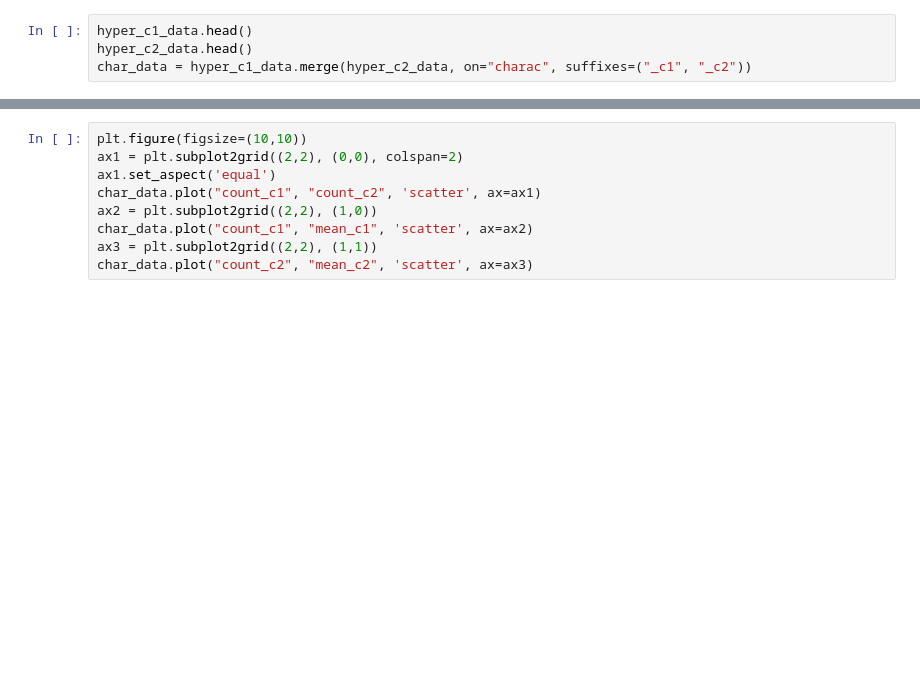
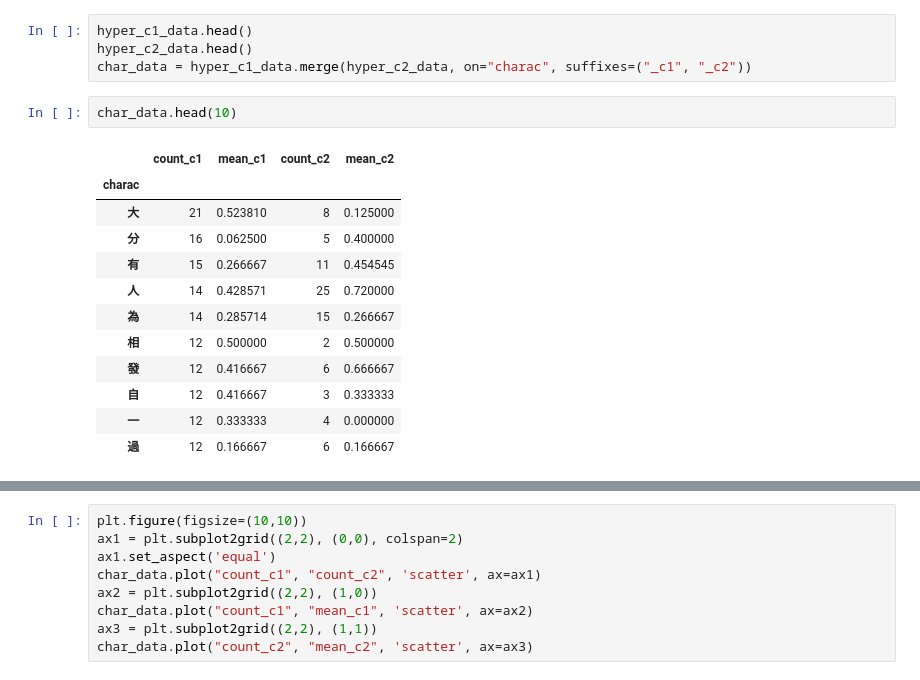
Before and after one commit to seantyh/GWA2019, a Jupyter notebook: etc/SenseEmbed.ipynb, the cells around one changed output, grey strips where cells are left out. Cells and saved outputs as stored; diff of their text form; blank space fills up the shorter version.

```diff
--- a/etc/SenseEmbed.ipynb
+++ b/etc/SenseEmbed.ipynb
@@ -58,3 +62,18 @@ hyper_c2_data = group_cx_data(hyper_annot_data, "c2")
 hyper_c1_data.head()
 hyper_c2_data.head()
 char_data = hyper_c1_data.merge(hyper_c2_data, on="charac", suffixes=("_c1", "_c2"))
+# %%
+char_data.head(10)
+# %% [output]
+|  | count_c1 | mean_c1 | count_c2 | mean_c2 |
+| charac |  |  |  |  |
+| 大 | 21 | 0.523810 | 8 | 0.125000 |
+| 分 | 16 | 0.062500 | 5 | 0.400000 |
+| 有 | 15 | 0.266667 | 11 | 0.454545 |
+| 人 | 14 | 0.428571 | 25 | 0.720000 |
+| 為 | 14 | 0.285714 | 15 | 0.266667 |
+| 相 | 12 | 0.500000 | 2 | 0.500000 |
+| 發 | 12 | 0.416667 | 6 | 0.666667 |
+| 自 | 12 | 0.416667 | 3 | 0.333333 |
+| 一 | 12 | 0.333333 | 4 | 0.000000 |
+| 過 | 12 | 0.166667 | 6 | 0.166667 |
```
Also changed, not shown: parts of 14 cells of this notebook.
